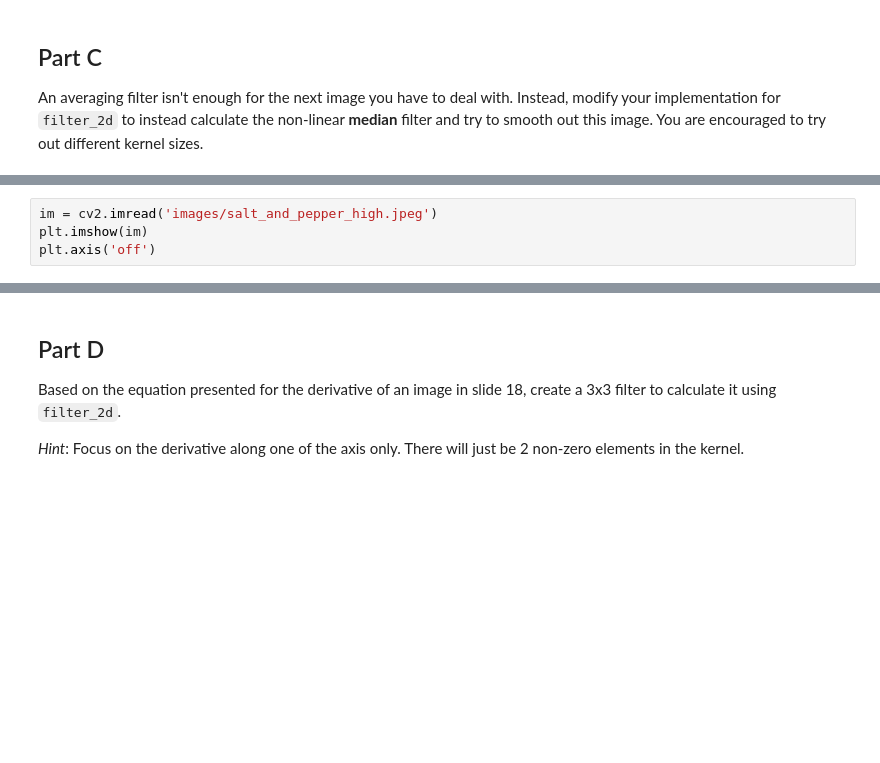
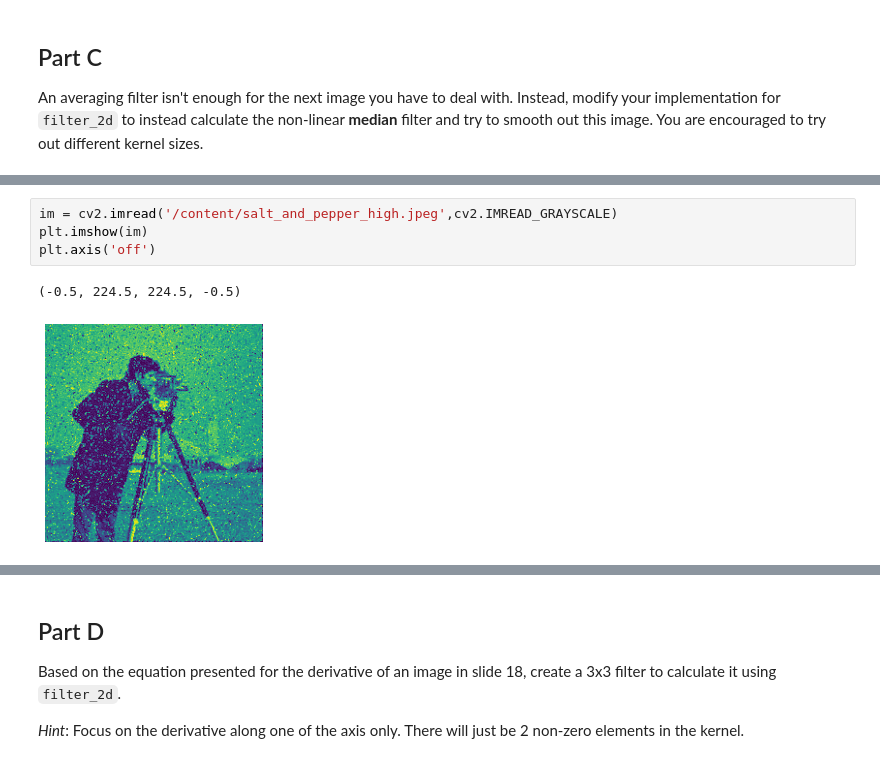
Before and after one commit to parsaeisa/computer_vision, a Jupyter notebook: HW4/HW4.ipynb, the cells around one changed output, grey strips where cells are left out. Drawn from its saved outputs; the diff is of its cells as text; blank space fills up the shorter version.

```diff
--- a/HW4/HW4.ipynb
+++ b/HW4/HW4.ipynb
@@ -97,8 +146,11 @@ def median_filter(image, size):
     return result
 # %%
-im = cv2.imread('images/salt_and_pepper_high.jpeg')
+im = cv2.imread('/content/salt_and_pepper_high.jpeg',cv2.IMREAD_GRAYSCALE)
 plt.imshow(im)
 plt.axis('off')
+# %% [output]
+(-0.5, 224.5, 224.5, -0.5)
+[figure, added]
 # %%
 im_smoothed = median_filter(im, size=3)
 plt.imshow(im_smoothed)
```
Also changed, not shown: parts of 11 cells of this notebook.
